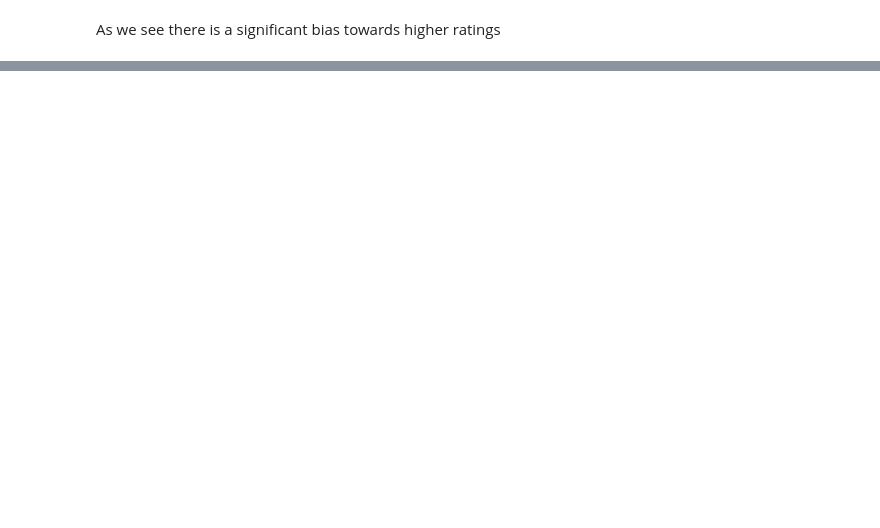
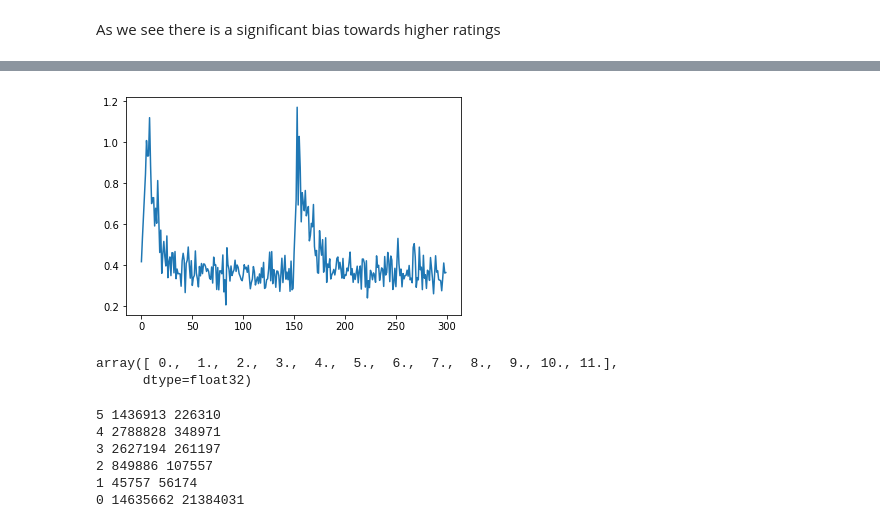
Before and after one commit to DavidTsat/master_thesis_project, a Jupyter notebook: root.ipynb, the cells around one changed output, grey strips where cells are left out. Cells and saved outputs as stored; diff of their text form; code cells hidden in the pictures; blank space fills up the shorter version.

```diff
--- a/root.ipynb
+++ b/root.ipynb
@@ -537,0 +619,7 @@ As we see there is a significant bias towards higher ratings
+# %%
+import matplotlib.pyplot as plt
+
+plt.plot(eval_losses)
+plt.show()
+# %% [output]
+[figure, added]
@@ -537,0 +632,5 @@ As we see there is a significant bias towards higher ratings
+# %%
+np.unique(fake)
+# %% [output]
+array([ 0.,  1.,  2.,  3.,  4.,  5.,  6.,  7.,  8.,  9., 10., 11.],
+      dtype=float32)
@@ -537,0 +639,14 @@ As we see there is a significant bias towards higher ratings
+# %%
+print(5, (5 == fake.round()).sum(), (5 == (tr + vr)[:fake.shape[0], :].round()).sum())
+print(4, (4 == fake.round()).sum(), (4 == (tr + vr)[:fake.shape[0], :].round()).sum())
+print(3, (3 == fake.round()).sum(), (3 == (tr + vr)[:fake.shape[0], :].round()).sum())
+print(2, (2 == fake.round()).sum(), (2 == (tr + vr)[:fake.shape[0], :].round()).sum())
+print(1, (1 == fake.round()).sum(), (1 == (tr + vr)[:fake.shape[0], :].round()).sum())
+print(0, (0 == fake.round()).sum(), (0 == (tr + vr)[:fake.shape[0], :].round()).sum())
+# %% [output]
+5 1436913 226310
+4 2788828 348971
+3 2627194 261197
+2 849886 107557
+1 45757 56174
+0 14635662 21384031
```
Also changed, not shown: parts of 17 cells of this notebook.
